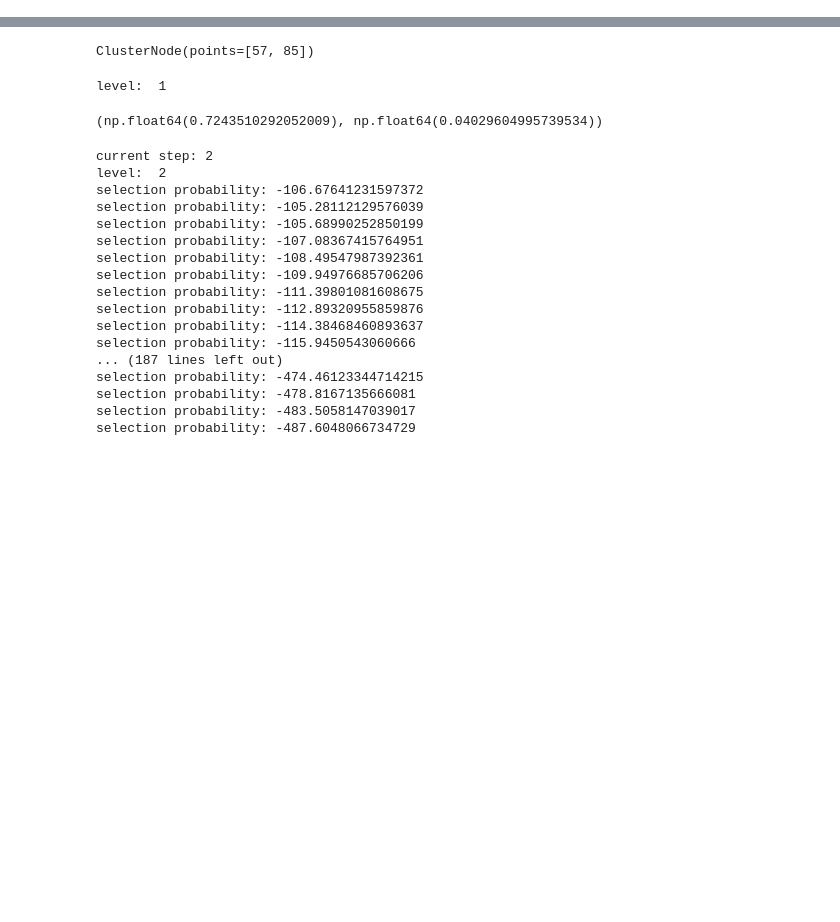
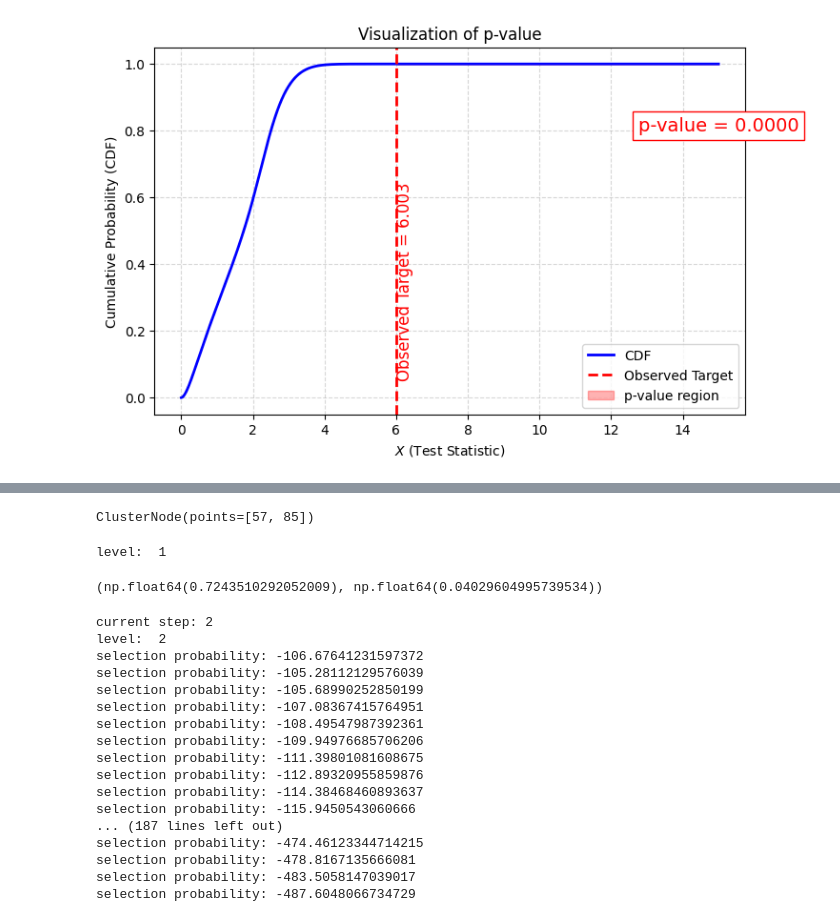
Before and after one commit to judywu4800/SI_HierarchicalClustering, a Jupyter notebook: test_file.ipynb, the cells around one changed output, grey strips where cells are left out. Saved outputs shown, nothing was run; the diff lists cells and outputs as text; code cells hidden in the pictures; blank space fills up the shorter version.

```diff
--- a/test_file.ipynb
+++ b/test_file.ipynb
@@ -50,3 +146,7 @@ level:  1
+# %%
+plot_p_value(grid, cdf, obs, pvalue)
+# %% [output]
+[figure, added]
 # %%
 print("\nExisting Clusters Log:")
 for key, value in model.existing_clusters_log.items():
```
Also changed, not shown: parts of 16 cells of this notebook, 1 other file.
